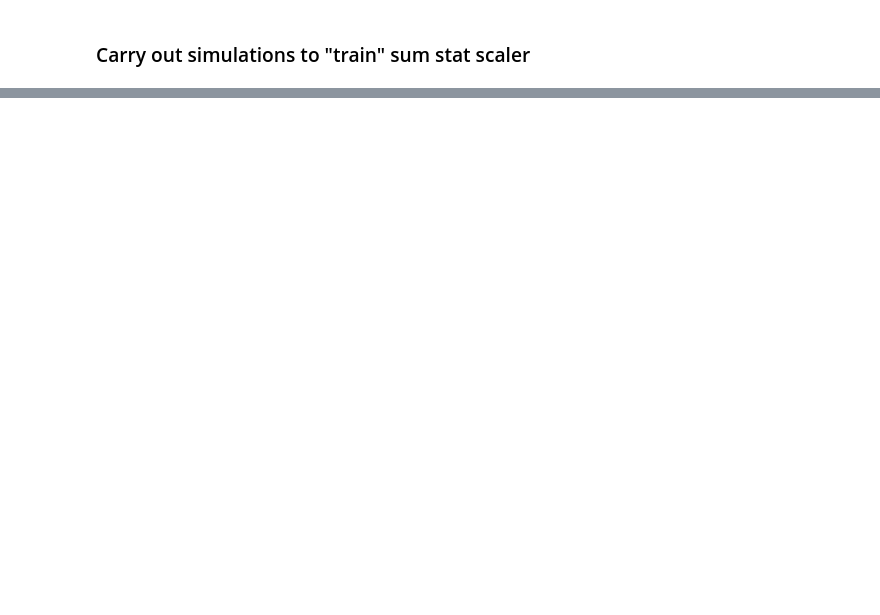
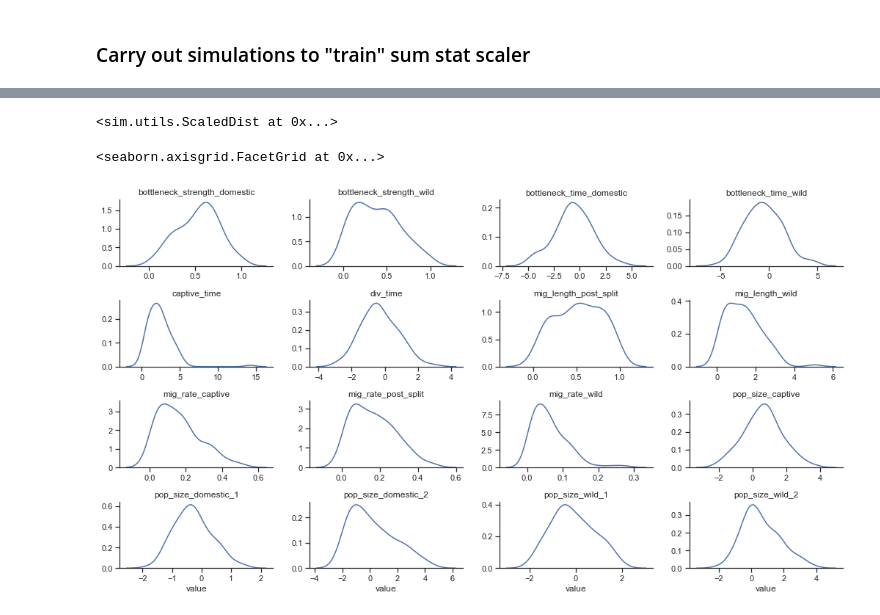
Before and after one commit to danielward27/wildcats, a Jupyter notebook: scripts/elfi_example_scaled.ipynb, the cells around one changed output, grey strips where cells are left out. Saved outputs shown, nothing was run; the diff lists cells and outputs as text; code cells hidden in the pictures; blank space fills up the shorter version.

Commit message:
Parameter scaling implemented
SMC now works

```diff
--- a/scripts/elfi_example_scaled.ipynb
+++ b/scripts/elfi_example_scaled.ipynb
@@ -194,0 +130,7 @@ FileNotFoundError: In executing node 'simulator': [WinError 2] The system cannot
+# %%
+%%time
+smc = elfi.SMC(m['d'], batch_size=5, seed=1)
+N = 100
+schedule = [12, 11, 10]
+result_smc = smc.sample(N, schedule)
+result_smc.summary(all=True)
@@ -194,0 +159,7 @@ FileNotFoundError: In executing node 'simulator': [WinError 2] The system cannot
+# %%
+samples = result_smc.samples_array
+weights = result_smc.weights
+# %%
+import pandas as pd
+results = pd.DataFrame(samples, columns=sorted(priors.keys()))
+results["weights"] = result_smc.weights
@@ -194,0 +168,7 @@ FileNotFoundError: In executing node 'simulator': [WinError 2] The system cannot
+# %%
+scaled_priors["div_time"].scale_up_samples
+# %% [output]
+<sim.utils.ScaledDist at 0x...>
+# %%
+for name, dist in scaled_priors.items():
+    results[name] = dist.scale_up_samples(results[name])
@@ -194,0 +177,8 @@ FileNotFoundError: In executing node 'simulator': [WinError 2] The system cannot
+# %%
+melt_results = results.melt(var_name="parameter")
+g = sns.FacetGrid(melt_results, col="parameter", col_wrap=4, height=2, aspect=1.8, sharex=False, sharey=False)
+g = (g.map(sns.kdeplot, "value"))
+g.set_titles("{col_name}")
+# %% [output]
+<seaborn.axisgrid.FacetGrid at 0x...>
+[figure, added]
```
Also changed, not shown: parts of 23 cells of this notebook, 5 other files.
